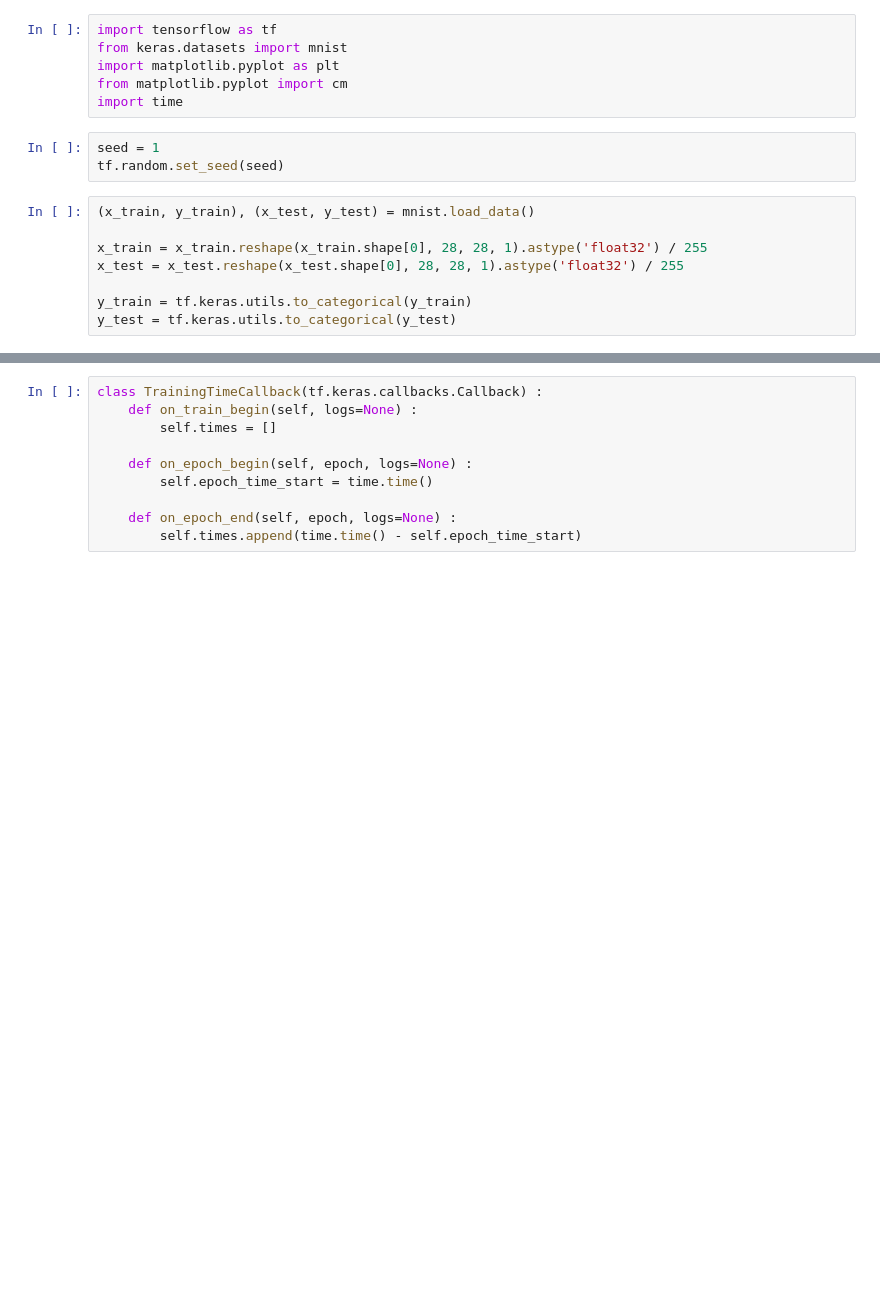
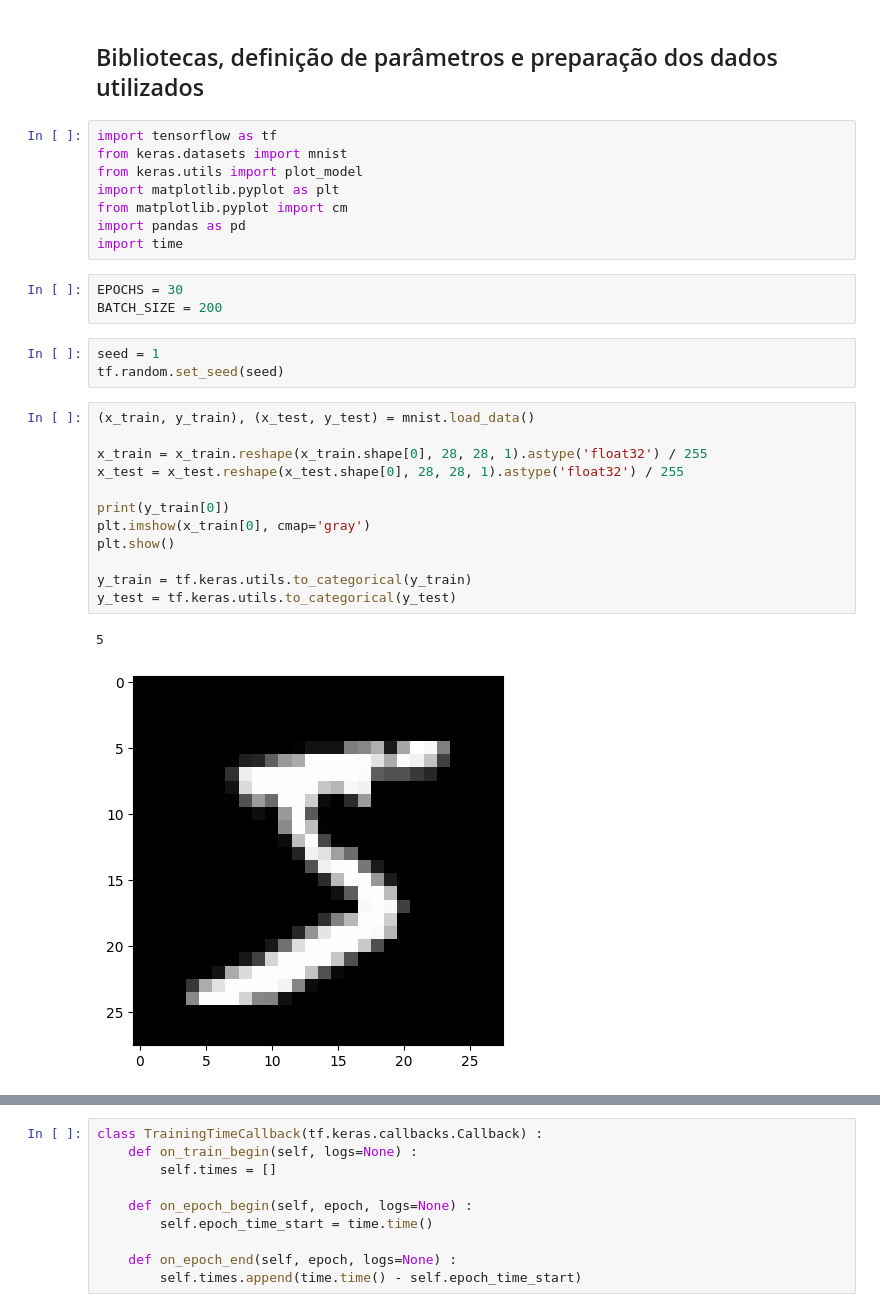
Before and after one commit to LucasSchurer/MNIST, a Jupyter notebook: mnist.ipynb, the cells around one changed output, grey strips where cells are left out. Drawn from its saved outputs; the diff is of its cells as text; blank space fills up the shorter version.

```diff
--- a/mnist.ipynb
+++ b/mnist.ipynb
@@ -1,17 +4,31 @@
+# %% [markdown]
+## Bibliotecas, definição de parâmetros e preparação dos dados utilizados
 # %%
 import tensorflow as tf
 from keras.datasets import mnist
+from keras.utils import plot_model
 import matplotlib.pyplot as plt
 from matplotlib.pyplot import cm
+import pandas as pd
 import time
+# %%
+EPOCHS = 30
+BATCH_SIZE = 200
 # %%
 seed = 1
 tf.random.set_seed(seed)
 # %%
 (x_train, y_train), (x_test, y_test) = mnist.load_data()
 
 x_train = x_train.reshape(x_train.shape[0], 28, 28, 1).astype('float32') / 255
 x_test = x_test.reshape(x_test.shape[0], 28, 28, 1).astype('float32') / 255
 
+print(y_train[0])
+plt.imshow(x_train[0], cmap='gray')
+plt.show()
+
 y_train = tf.keras.utils.to_categorical(y_train)
 y_test = tf.keras.utils.to_categorical(y_test)
+# %% [output]
+5
+[figure, added]
```
Also changed, not shown: parts of 36 cells of this notebook.
